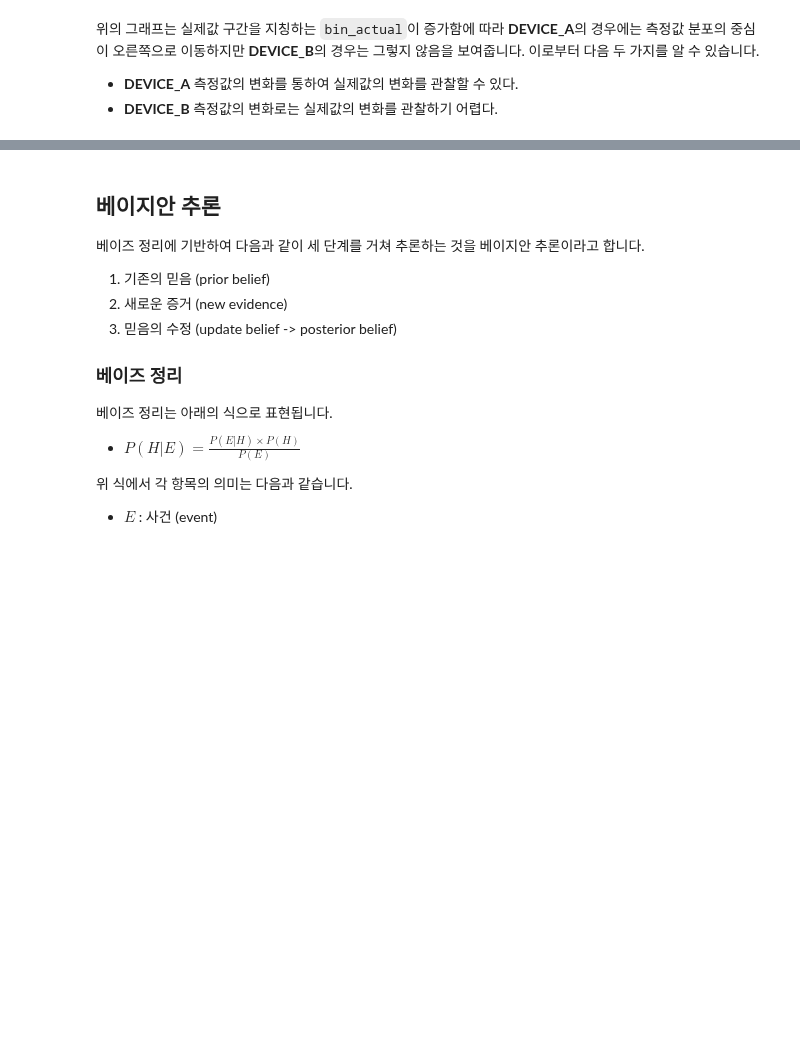
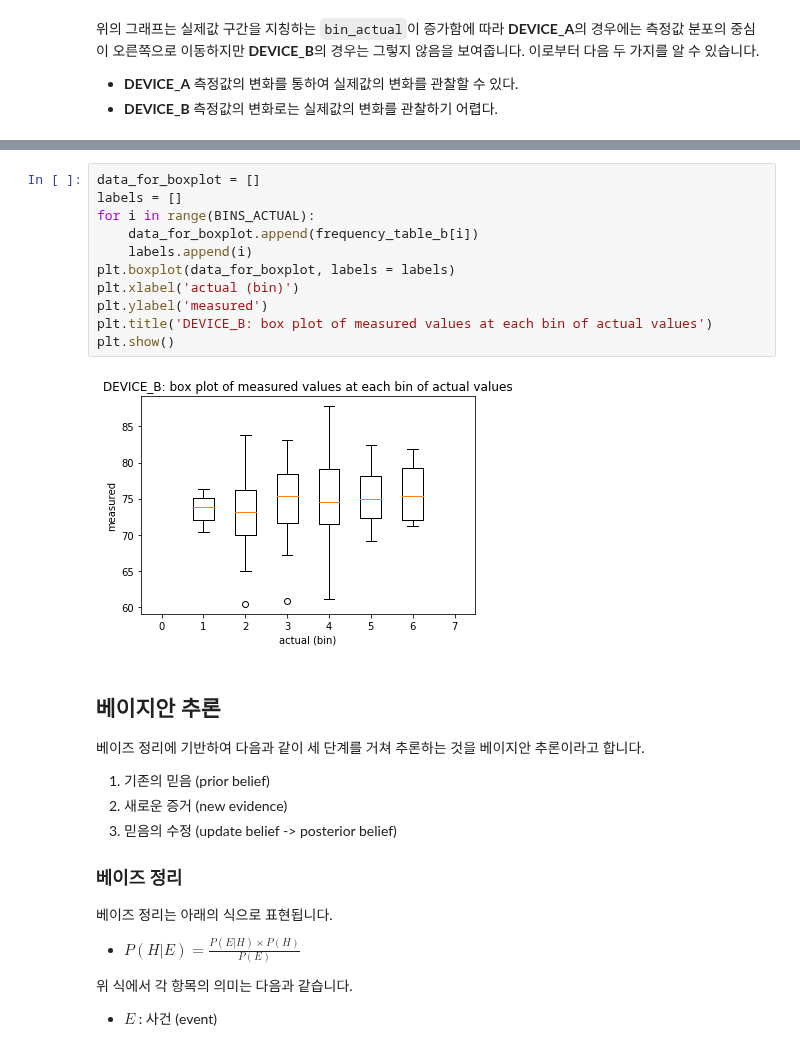
Before and after one commit to trvoid/ml-study, a Jupyter notebook: device-validation/device-validation-by-frequency-distribution-model.ipynb, the cells around one changed output, grey strips where cells are left out. Saved outputs shown, nothing was run; the diff lists cells and outputs as text; blank space fills up the shorter version.

```diff
--- a/device-validation/device-validation-by-frequency-distribution-model.ipynb
+++ b/device-validation/device-validation-by-frequency-distribution-model.ipynb
@@ -308,3 +325,16 @@ plt.show()
+# %%
+data_for_boxplot = []
+labels = []
+for i in range(BINS_ACTUAL):
+    data_for_boxplot.append(frequency_table_b[i])
+    labels.append(i)
+plt.boxplot(data_for_boxplot, labels = labels)
+plt.xlabel('actual (bin)')
+plt.ylabel('measured')
+plt.title('DEVICE_B: box plot of measured values at each bin of actual values')
+plt.show()
+# %% [output]
+[figure, added]
 # %% [markdown]
 ## 베이지안 추론
 
```
Also changed, not shown: parts of 2 cells of this notebook, 1 other file.
